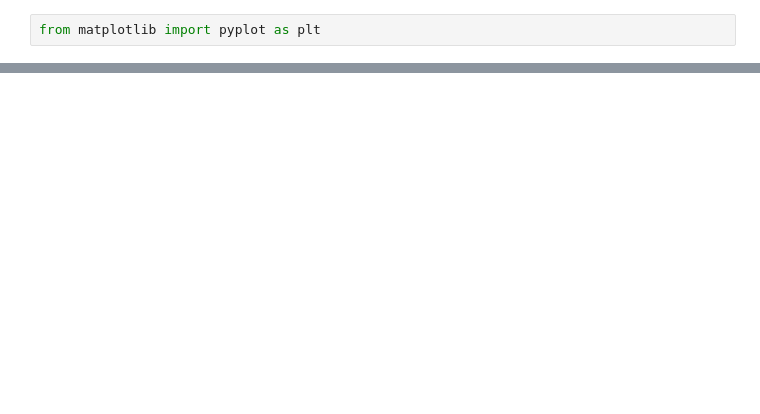
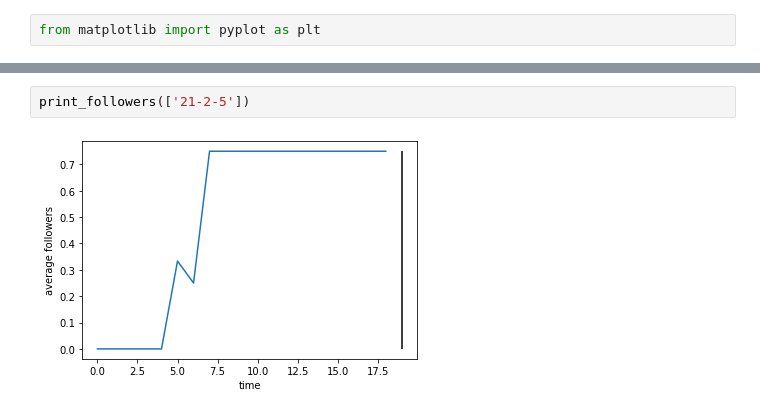
Before and after one commit to DevOps2021-gb/devops2021, a Jupyter notebook: java-itu-minitwit/Logs/visualiser.ipynb, the cells around one changed output, grey strips where cells are left out. Drawn from its saved outputs; the diff is of its cells as text; blank space fills up the shorter version.

```diff
--- a/java-itu-minitwit/Logs/visualiser.ipynb
+++ b/java-itu-minitwit/Logs/visualiser.ipynb
@@ -38,0 +57,4 @@ plt.plot(values)
+# %%
+print_followers(['21-2-5'])
+# %% [output]
+[figure, added]
```
Also changed, not shown: parts of 9 cells of this notebook.
